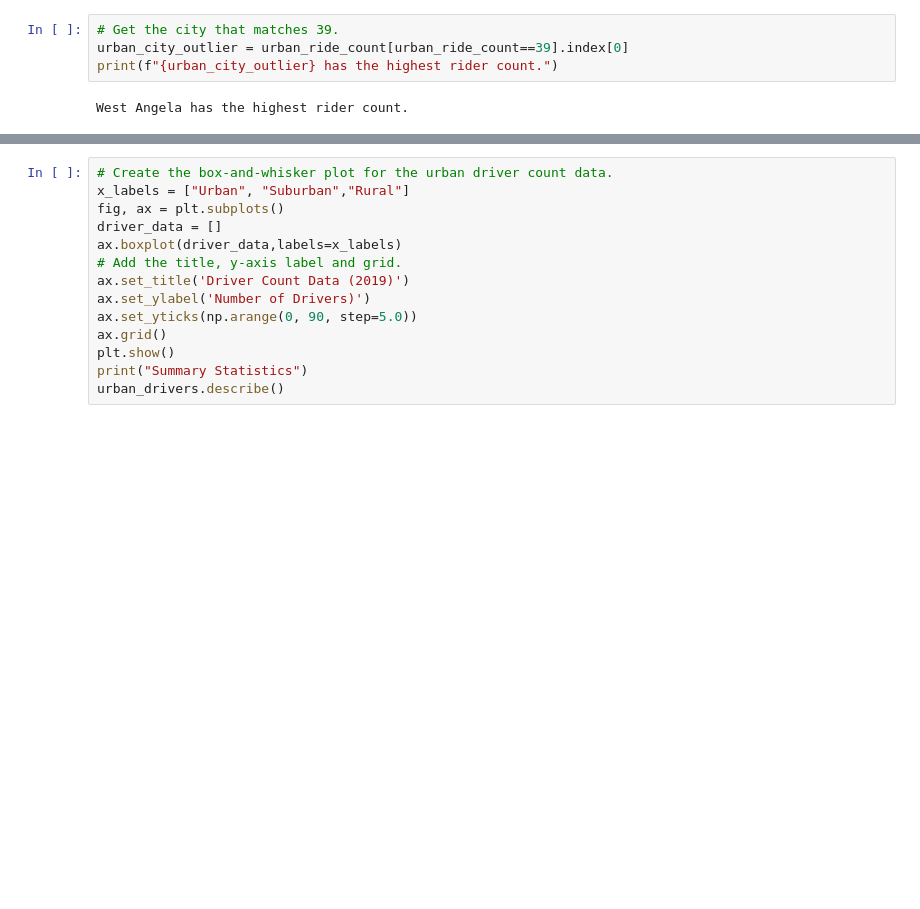
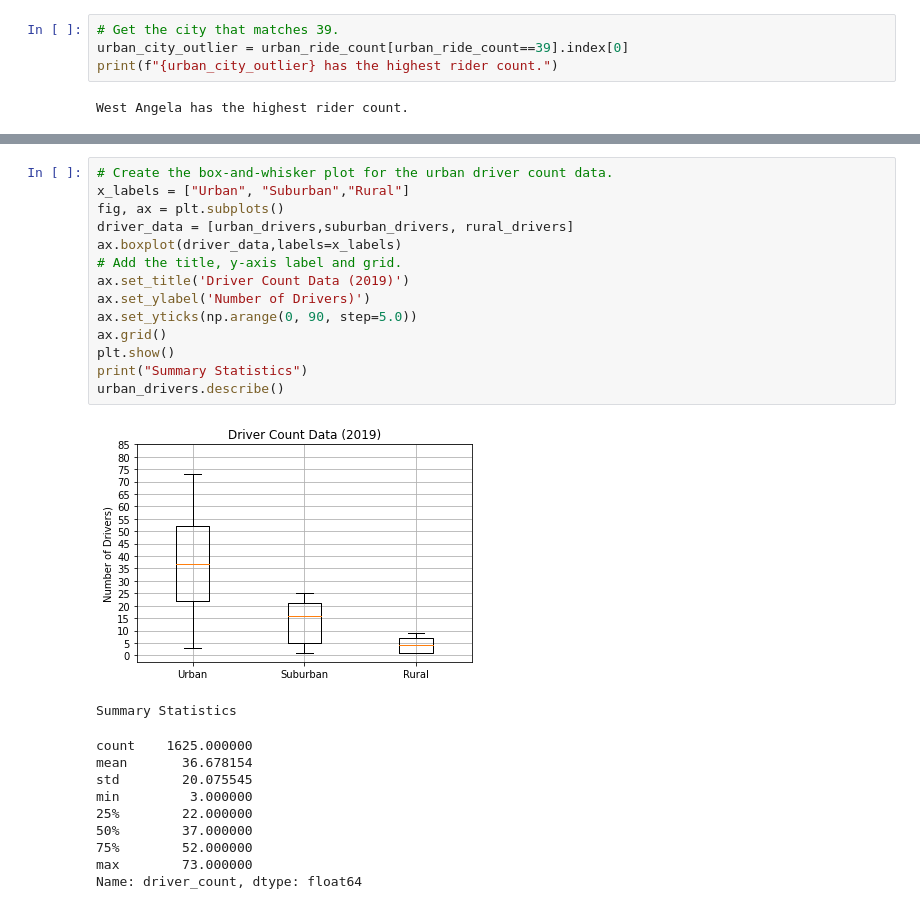
Before and after one commit to ketpradh/PyBer_Analysis, a Jupyter notebook: PyBer.ipynb, the cells around one changed output, grey strips where cells are left out. Cells and saved outputs as stored; diff of their text form; blank space fills up the shorter version.

```diff
--- a/PyBer.ipynb
+++ b/PyBer.ipynb
@@ -644,14 +636,26 @@ Name: driver_count, dtype: float64
 # %%
 # Create the box-and-whisker plot for the urban driver count data.
 x_labels = ["Urban", "Suburban","Rural"]
 fig, ax = plt.subplots()
-driver_data = []
+driver_data = [urban_drivers,suburban_drivers, rural_drivers]
 ax.boxplot(driver_data,labels=x_labels)
 # Add the title, y-axis label and grid.
 ax.set_title('Driver Count Data (2019)')
 ax.set_ylabel('Number of Drivers)')
 ax.set_yticks(np.arange(0, 90, step=5.0))
 ax.grid()
 plt.show()
 print("Summary Statistics")
 urban_drivers.describe()
+# %% [output]
+[figure, added]
+Summary Statistics
+count    1625.000000
+mean       36.678154
+std        20.075545
+min         3.000000
+25%        22.000000
+50%        37.000000
+75%        52.000000
+max        73.000000
+Name: driver_count, dtype: float64
```
Also changed, not shown: parts of 18 cells of this notebook, 2 other files.
